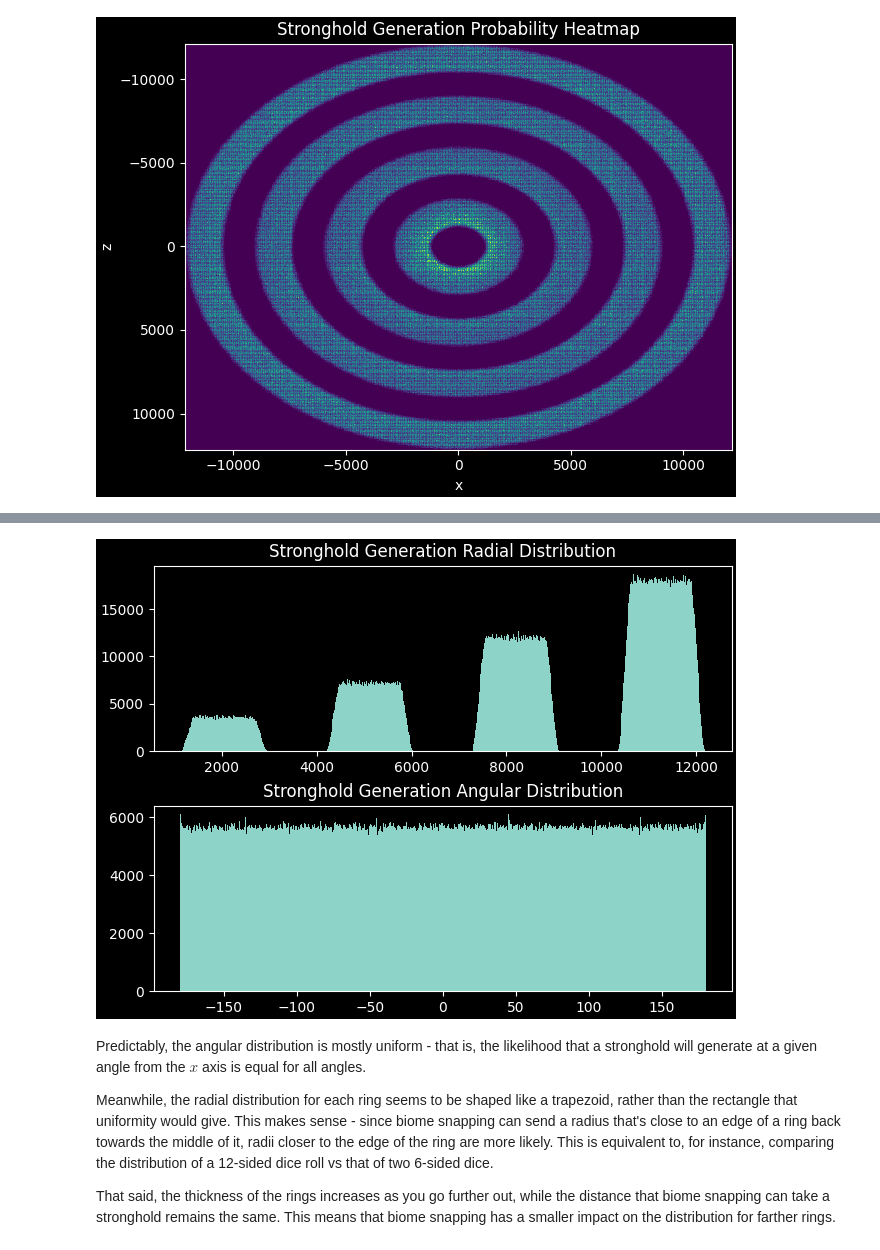
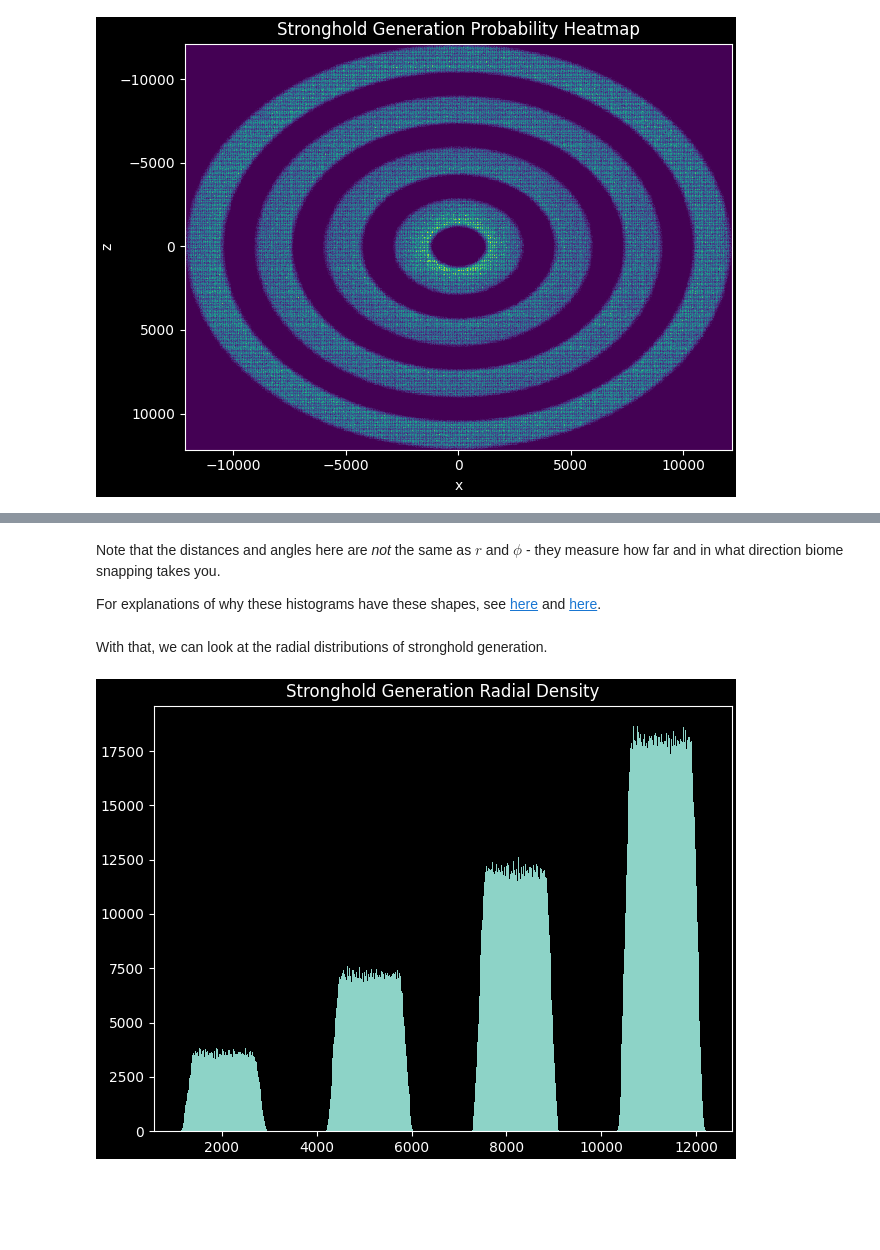
Before and after one commit to badooga/strongholds, a Jupyter notebook: 2. generation.ipynb, the cells around one changed output, grey strips where cells are left out. Saved outputs shown, nothing was run; the diff lists cells and outputs as text; code cells hidden in the pictures; blank space fills up the shorter version.

```diff
--- a/2. generation.ipynb
+++ b/2. generation.ipynb
@@ -62,17 +76,15 @@ We can split this 2D histogram into two 1D histograms: one for the radius, and a
+# %% [markdown]
+Note that the distances and angles here are *not* the same as $r$ and $\phi$ - they measure how far and in what direction biome snapping takes you.
+
+For explanations of why these histograms have these shapes, see [here](https://math.stackexchange.com/questions/3426773/finding-density-of-polar-coordinate-r-given-uniformly-distributed-square) and [here](https://stats.stackexchange.com/a/254444).
+# %% [markdown]
+With that, we can look at the radial distributions of stronghold generation.
 # %%
-fig4, ax4 = plt.subplots(2, 1, constrained_layout=True)
-ax4[0].set_title("Stronghold Generation Radial Distribution")
-ax4[1].set_title("Stronghold Generation Angular Distribution")
+fig5, ax5 = plt.subplots(constrained_layout=True)
+ax5.set_title("Stronghold Generation Radial Density")
 
 ring_r, ring_phi = strongholds.radius(ring_map), strongholds.angle(ring_map, deg=True)
 
-ring_r_hist = ax4[0].hist(ring_r, bins=600)
-ring_phi_hist = ax4[1].hist(ring_phi, bins=600)
+ring_r_hist = ax5.hist(ring_r, bins=600)
 # %% [output]
-[figure, old version]
+[figure, new version]
-# %% [markdown]
-Predictably, the angular distribution is mostly uniform - that is, the likelihood that a stronghold will generate at a given angle from the $x$ axis is equal for all angles.
-
-Meanwhile, the radial distribution for each ring seems to be shaped like a trapezoid, rather than the rectangle that uniformity would give. This makes sense - since biome snapping can send a radius that's close to an edge of a ring back towards the middle of it, radii closer to the edge of the ring are more likely. This is equivalent to, for instance, comparing the distribution of a 12-sided dice roll vs that of two 6-sided dice.
-
-That said, the thickness of the rings increases as you go further out, while the distance that biome snapping can take a stronghold remains the same. This means that biome snapping has a smaller impact on the distribution for farther rings.
```
Also changed, not shown: parts of 10 cells of this notebook.
